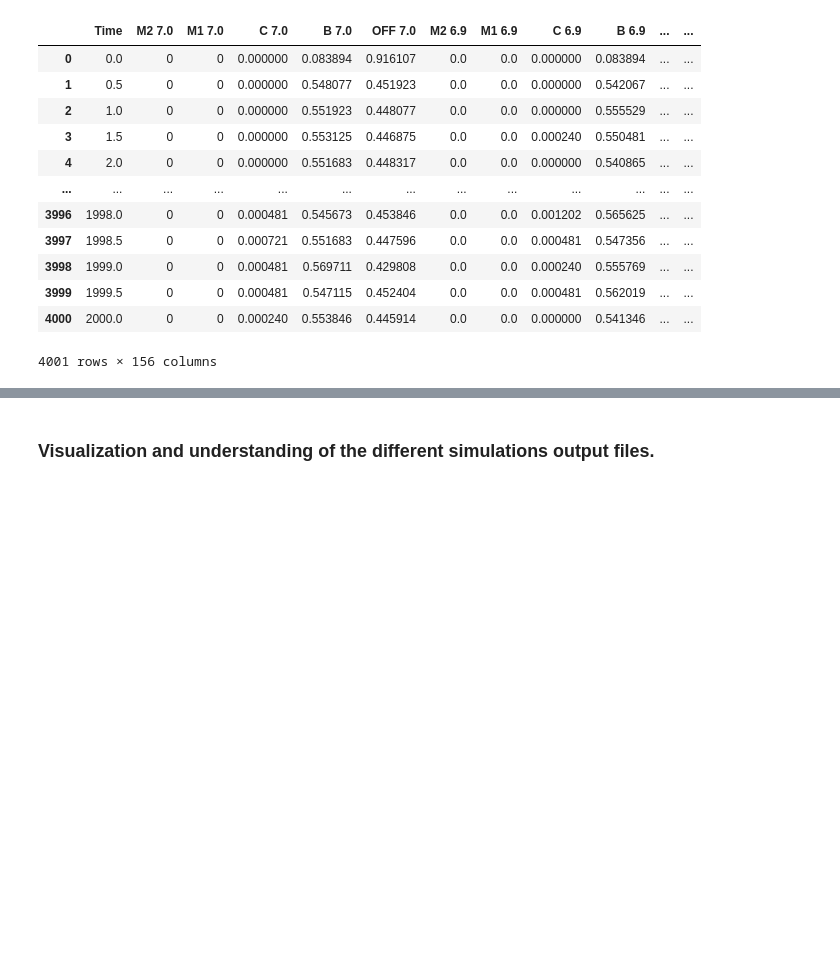
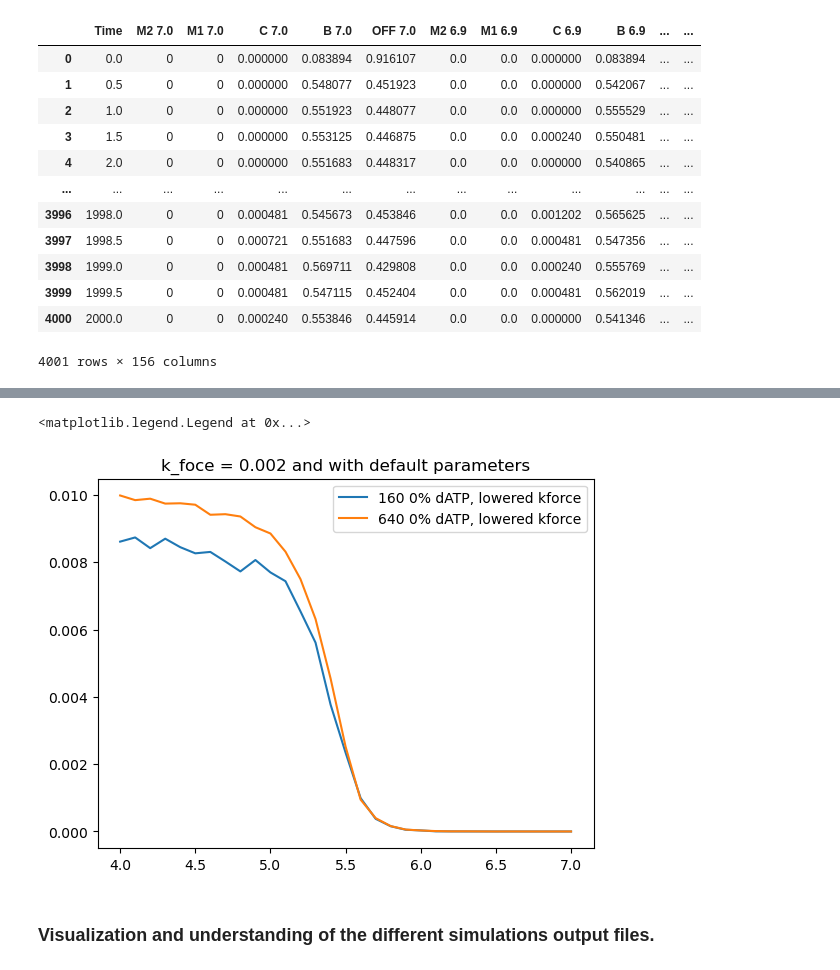
Before and after one commit to marcushock/dATP_multiscale_modeling, a Jupyter notebook: Results Exploration MCMC.ipynb, the cells around one changed output, grey strips where cells are left out. Saved outputs shown, nothing was run; the diff lists cells and outputs as text; code cells hidden in the pictures; blank space fills up the shorter version.

```diff
--- a/Results Exploration MCMC.ipynb
+++ b/Results Exploration MCMC.ipynb
@@ -429,0 +475,4 @@ plt.plot(repeats, stdevs,'.-')
+# %%
+reduced_kf_0002_160_dATP_100 = hf.states_structure('MCMC_simulation_results/241015-1513_MR_160_States_out k2_plus_ref 0.002500 k3_plus 0.050000 k4_plus_ref 0.135000 kB_plus_ref 13.000000 kB_minus_ref 0.100000 kCa_plus_ref 0.090000 dATP 0.000000 k_force 0.002000 k_plus_SR_ref 16.000000 k_minus_SR_ref 15.000000.csv')
+
+reduced_kf_0002_640_dATP_100 = hf.states_structure('MCMC_simulation_results/241015-1510_MR_640_States_out k2_plus_ref 0.002500 k3_plus 0.050000 k4_plus_ref 0.135000 kB_plus_ref 13.000000 kB_minus_ref 0.100000 kCa_plus_ref 0.090000 dATP 0.000000 k_force 0.002000 k_plus_SR_ref 16.000000 k_minus_SR_ref 15.000000.csv')
@@ -430,3 +484,14 @@ plt.plot(repeats, stdevs,'.-')
+# %%
+plt.figure()
+
+plt.plot(reduced_kf_0002_160_dATP_100.force_pCa, label = '160 0% dATP, lowered kforce')
+
+plt.plot(reduced_kf_0002_640_dATP_100.force_pCa, label= '640 0% dATP, lowered kforce')
+plt.title('k_foce = 0.002 and with default parameters')
+plt.legend()
+# %% [output]
+<matplotlib.legend.Legend at 0x...>
+[figure, added]
 # %% [markdown]
 ### Visualization and understanding of the different simulations output files.
 # %%
```
Also changed, not shown: parts of 9 cells of this notebook.
